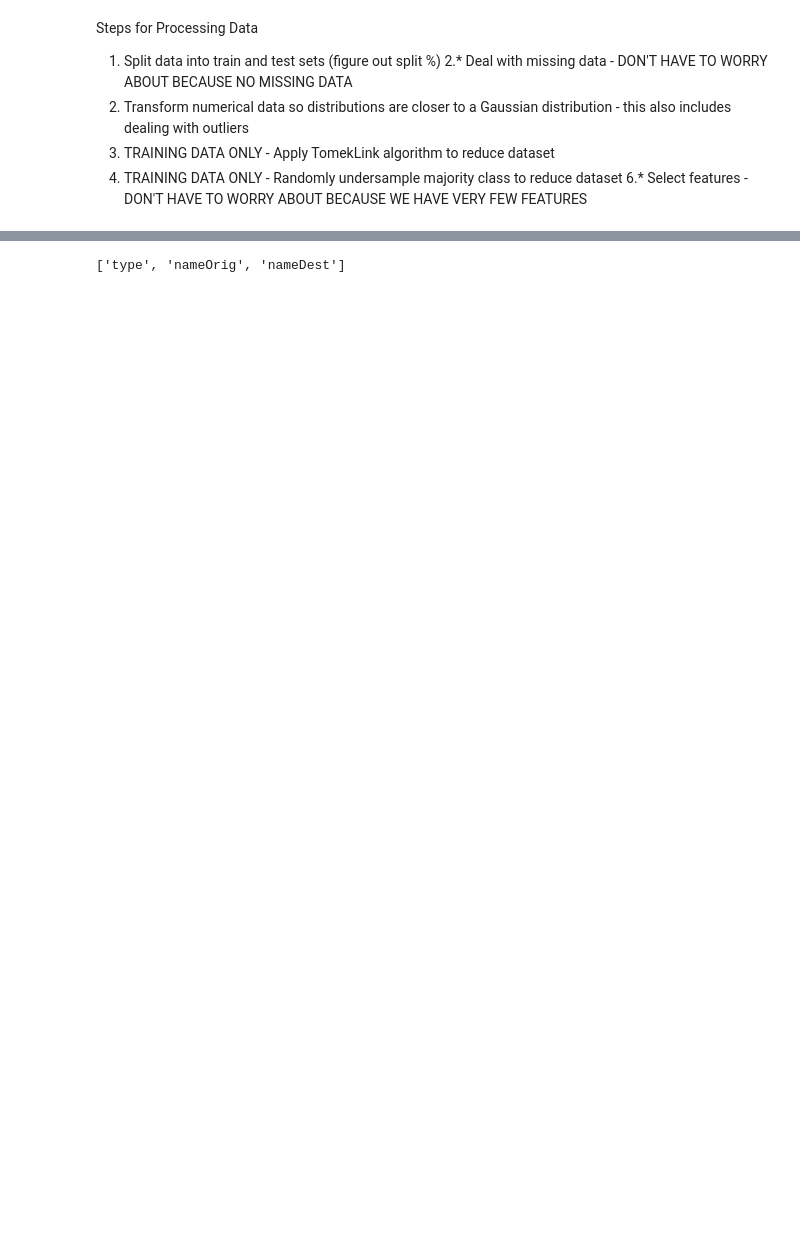
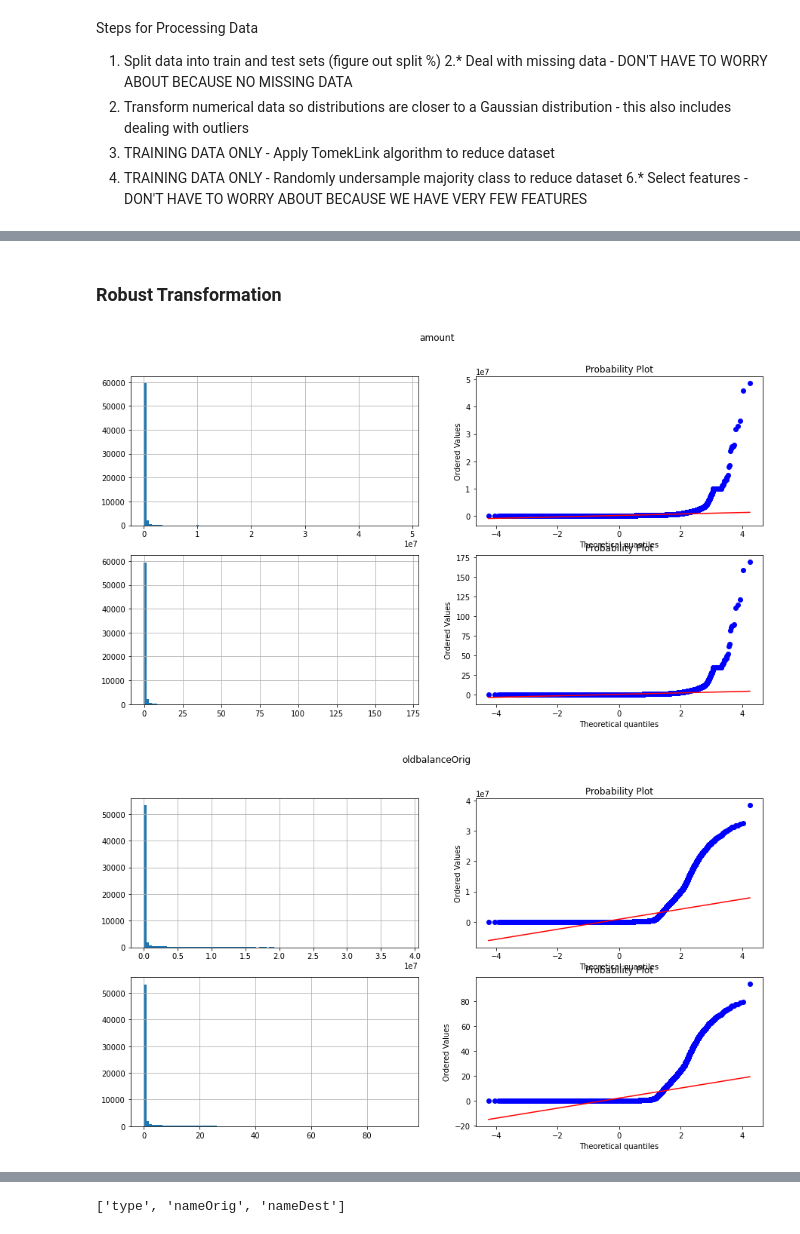
Before and after one commit to kevinArmenta/OnlinePaymentFraud, a Jupyter notebook: 2.Processing Data.ipynb, the cells around one changed output, grey strips where cells are left out. Cells and saved outputs as stored; diff of their text form; code cells hidden in the pictures; blank space fills up the shorter version.

```diff
--- a/2.Processing Data.ipynb
+++ b/2.Processing Data.ipynb
@@ -114,0 +292,20 @@ numerical_columns
+# %% [markdown]
+### Robust Transformation
+# %%
+#amount
+diagnostic_plots(subtrain,numerical_columns[0],robust)
+
+#oldbalanceOrig
+diagnostic_plots(subtrain,numerical_columns[1],robust)
+
+#newbalanceOrig
+diagnostic_plots(subtrain,numerical_columns[2],robust)
+
+#oldbalanceDest
+diagnostic_plots(subtrain,numerical_columns[3],robust)
+
+#newbalanceDest
+diagnostic_plots(subtrain,numerical_columns[4],robust)
+# %% [output]
+[figure, added]
+[figure, added]
```
Also changed, not shown: parts of 26 cells of this notebook.
